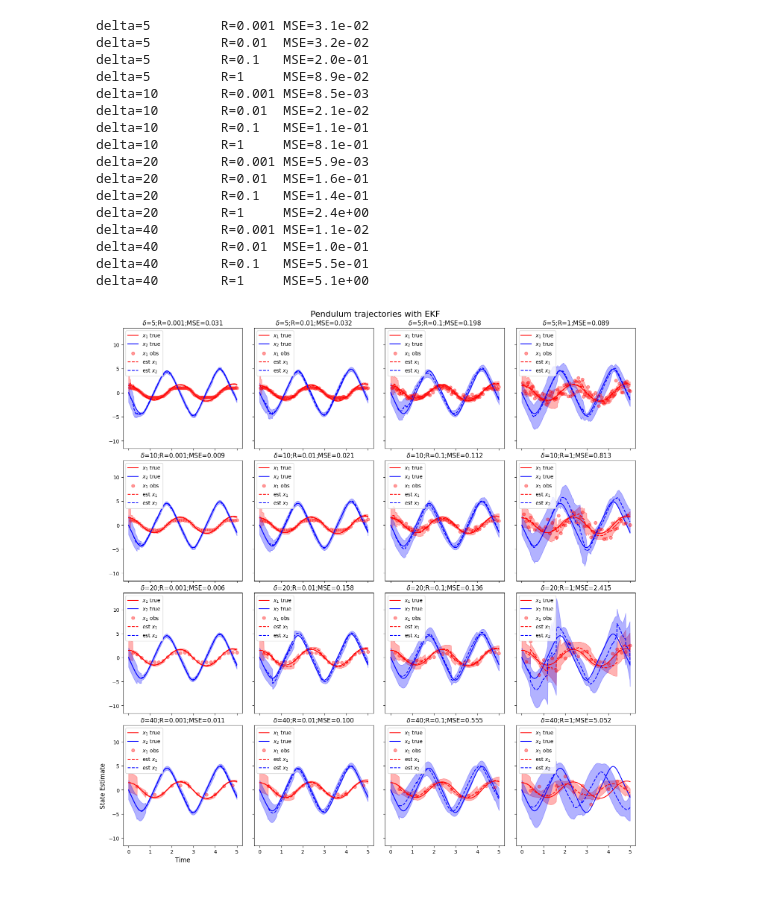
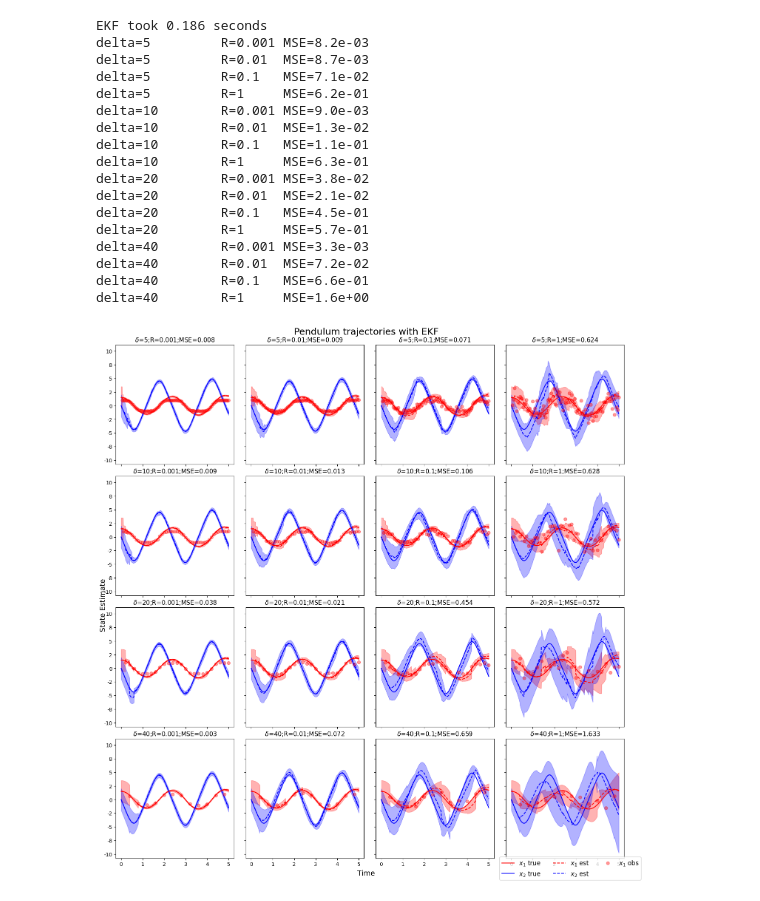
Before and after one commit to akshatd/ae567-inference, a Jupyter notebook: project_3/ex1_2_3.ipynb, the cells around one changed output. Saved outputs shown, nothing was run; the diff lists cells and outputs as text; code cells hidden in the pictures.

Commit message:
fix rand seed, improve graphs

```diff
--- a/project_3/ex1_2_3.ipynb
+++ b/project_3/ex1_2_3.ipynb
@@ -101,20 +104,17 @@ def plot_data_and_truth(fignum, title, true_obs: Observations, data_obs: List[Ob
     plt.close(fignum)
     fig, axs = plt.subplots(4, 4, num=fignum, figsize=(15, 15), sharex=True, sharey=True)
     fig.tight_layout(pad=3)
-    fig.suptitle(title, fontsize=16, y=1.0)
+    fig.suptitle(title, fontsize=18, y=1.0)
     for i in range(len(data_obs)):
         ax = axs[i//4, i % 4]
         ax.plot(true_obs.times, true_obs.obs[:, 0], color=colors[0], label=true_obs.names[0])
         ax.plot(true_obs.times, true_obs.obs[:, 1], color=colors[1], label=true_obs.names[1])
 
-        ax.plot(data_obs[i].obs.times[data_obs[i].obs.obs_ind], data_obs[i].obs.obs,
-                'o', color=colors[0], alpha=0.4, label=data_obs[i].obs.names[0])
-
         if kft is not None:
             ax.plot(data_obs[i].obs.times, kft[i].means[:, 0],
-                    '--', color=colors[0], label=r'est $x_1$')
+                    '--', color=colors[0], label=r'$x_1$ est')
             ax.plot(data_obs[i].obs.times, kft[i].means[:, 1],
-                    '--', color=colors[1], label=r'est $x_2$')
+                    '--', color=colors[1], label=r'$x_2$ est')
             ax.fill_between(data_obs[i].obs.times,
                             kft[i].means[:, 0] - 2 * kft[i].stds[:, 0],
                             kft[i].means[:, 0] + 2 * kft[i].stds[:, 0],
@@ -129,9 +129,17 @@ def plot_data_and_truth(fignum, title, true_obs: Observations, data_obs: List[Ob
                 fontsize=12)
         else:
             ax.set_title(r'$\delta$='+f'{data_obs[i].delta};R={data_obs[i].R}', fontsize=12)
-        ax.legend()
-    axs[3, 0].set_xlabel('Time', fontsize=12)
-    axs[3, 0].set_ylabel('State Estimate', fontsize=12)
+
+        ax.plot(data_obs[i].obs.times[data_obs[i].obs.obs_ind], data_obs[i].obs.obs,
+                'o', color=colors[0], alpha=0.4, label=data_obs[i].obs.names[0])
+
+        ax.xaxis.set_major_formatter(plt.FuncFormatter(lambda x, _: f'{x:.0f}'))
+        ax.yaxis.set_major_formatter(plt.FuncFormatter(lambda x, _: f'{x:.0f}'))
+
+    h, l = axs[0, 0].get_legend_handles_labels()
+    fig.legend(h, l, loc='lower right', fontsize=12, ncol=3)
+    fig.supxlabel('Time', fontsize=14)
+    fig.supylabel('State Estimate', fontsize=14)
     fig.subplots_adjust(hspace=0.1, wspace=0.1)
     fig.savefig(f'figs/{title}.svg')
     plt.show()
@@ -254,53 +262,57 @@ def extended_kalman_filter(data: Observations,
         else:
             Xnext = Xpred
 
         mean_store[ii, :] = np.copy(Xnext.mean)
         cov_store[ii, :, :] = np.copy(Xnext.cov)
         std_store[ii, :] = np.sqrt(np.diag(cov_store[ii, :, :]))
 
     return KFTracker(mean_store, cov_store, std_store)
 
 # linearized dynamics
 
 
 def Ak(xk: np.ndarray) -> np.ndarray:
     return np.array([[1, DT],
                      [-G*np.cos(xk[0])*DT, 1]])
 
 
 def Hk(xk: np.ndarray) -> np.ndarray:
     return np.array([[np.cos(xk[0]), 0]]).reshape(1, 2)
 
 
+np.random.seed(RAND_SEED)
 prior = Gaussian(X0, np.eye(2))
 process_cov = Gaussian(np.zeros(2), get_q())
-kf_results = []
+ekf_results = []
+ekf_start = time.time()
 for obs in data:
-    kf_results.append(extended_kalman_filter(obs.obs, xkp1, Ak, yk,
-                      Hk, prior, process_cov, Gaussian(0, obs.R)))
+    ekf_results.append(extended_kalman_filter(obs.obs, xkp1, Ak, yk,
+                                              Hk, prior, process_cov, Gaussian(0, obs.R)))
+print(f'EKF took {time.time() - ekf_start:.3f} seconds')
 
-for result, obs in zip(kf_results, data):
+for result, obs in zip(ekf_results, data):
     mse = mean_sq_error(truth, result)
     print(f'delta={obs.delta} \tR={obs.R}\tMSE={mse:.1e}')
 
-fignum = plot_data_and_truth(fignum, 'Pendulum trajectories with EKF', truth, data, kf_results)
+fignum = plot_data_and_truth(fignum, 'Pendulum trajectories with EKF', truth, data, ekf_results)
 # %% [output]
-delta=5         R=0.001 MSE=3.1e-02
-delta=5         R=0.01  MSE=3.2e-02
-delta=5         R=0.1   MSE=2.0e-01
-delta=5         R=1     MSE=8.9e-02
-delta=10        R=0.001 MSE=8.5e-03
-delta=10        R=0.01  MSE=2.1e-02
+EKF took 0.186 seconds
+delta=5         R=0.001 MSE=8.2e-03
+delta=5         R=0.01  MSE=8.7e-03
+delta=5         R=0.1   MSE=7.1e-02
+delta=5         R=1     MSE=6.2e-01
+delta=10        R=0.001 MSE=9.0e-03
+delta=10        R=0.01  MSE=1.3e-02
 delta=10        R=0.1   MSE=1.1e-01
-delta=10        R=1     MSE=8.1e-01
-delta=20        R=0.001 MSE=5.9e-03
-delta=20        R=0.01  MSE=1.6e-01
-delta=20        R=0.1   MSE=1.4e-01
-delta=20        R=1     MSE=2.4e+00
-delta=40        R=0.001 MSE=1.1e-02
-delta=40        R=0.01  MSE=1.0e-01
-delta=40        R=0.1   MSE=5.5e-01
-delta=40        R=1     MSE=5.1e+00
+delta=10        R=1     MSE=6.3e-01
+delta=20        R=0.001 MSE=3.8e-02
+delta=20        R=0.01  MSE=2.1e-02
+delta=20        R=0.1   MSE=4.5e-01
+delta=20        R=1     MSE=5.7e-01
+delta=40        R=0.001 MSE=3.3e-03
+delta=40        R=0.01  MSE=7.2e-02
+delta=40        R=0.1   MSE=6.6e-01
+delta=40        R=1     MSE=1.6e+00
-[figure, old version]
+[figure, new version]
 # %%
 # unscented kalman filter of order 3
```
Also changed, not shown: parts of 3 cells of this notebook, 3 other files.
